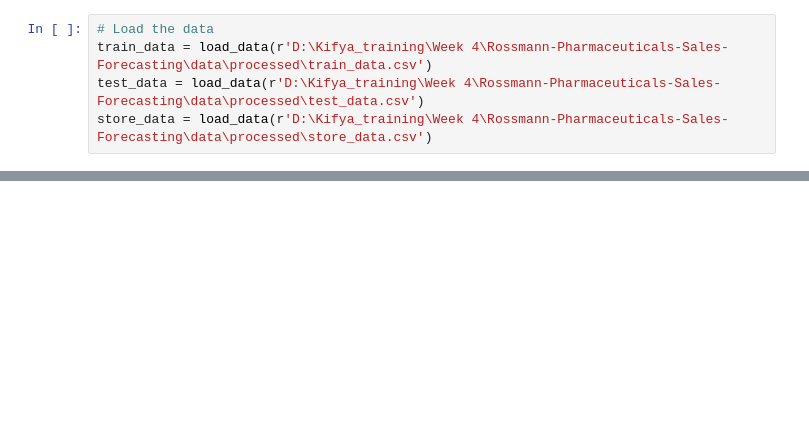
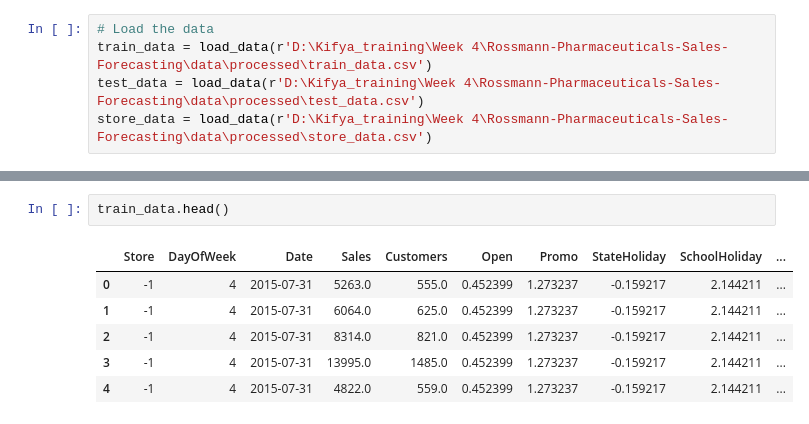
Before and after one commit to YonInsights/Rossmann-Pharmaceuticals-Sales-Forecasting, a Jupyter notebook: notebooks/2_EDA.ipynb, the cells around one changed output, grey strips where cells are left out. Drawn from its saved outputs; the diff is of its cells as text; blank space fills up the shorter version.

```diff
--- a/notebooks/2_EDA.ipynb
+++ b/notebooks/2_EDA.ipynb
@@ -74,0 +89,9 @@ Passing `palette` without assigning `hue` is deprecated and will be removed in v
+# %%
+train_data.head()
+# %% [output]
+|  | Store | DayOfWeek | Date | Sales | Customers | Open | Promo | StateHoliday | SchoolHoliday | ... |
+| 0 | -1 | 4 | 2015-07-31 | 5263.0 | 555.0 | 0.452399 | 1.273237 | -0.159217 | 2.144211 | ... |
+| 1 | -1 | 4 | 2015-07-31 | 6064.0 | 625.0 | 0.452399 | 1.273237 | -0.159217 | 2.144211 | ... |
+| 2 | -1 | 4 | 2015-07-31 | 8314.0 | 821.0 | 0.452399 | 1.273237 | -0.159217 | 2.144211 | ... |
+| 3 | -1 | 4 | 2015-07-31 | 13995.0 | 1485.0 | 0.452399 | 1.273237 | -0.159217 | 2.144211 | ... |
+| 4 | -1 | 4 | 2015-07-31 | 4822.0 | 559.0 | 0.452399 | 1.273237 | -0.159217 | 2.144211 | ... |
```
Also changed, not shown: parts of 7 cells of this notebook, 1 other file.
